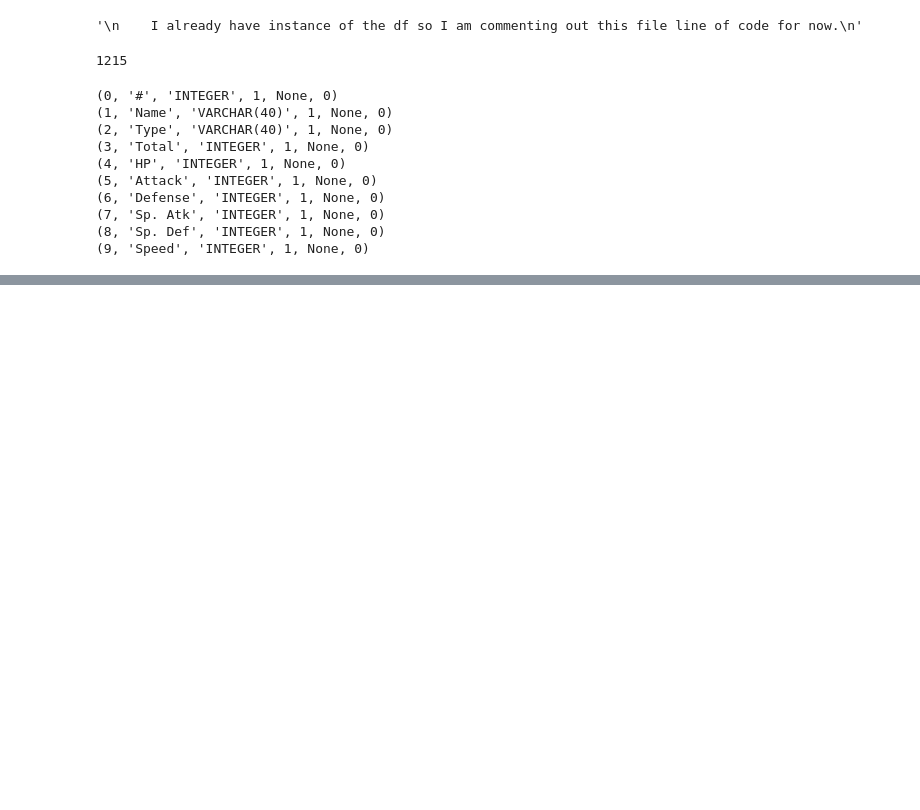
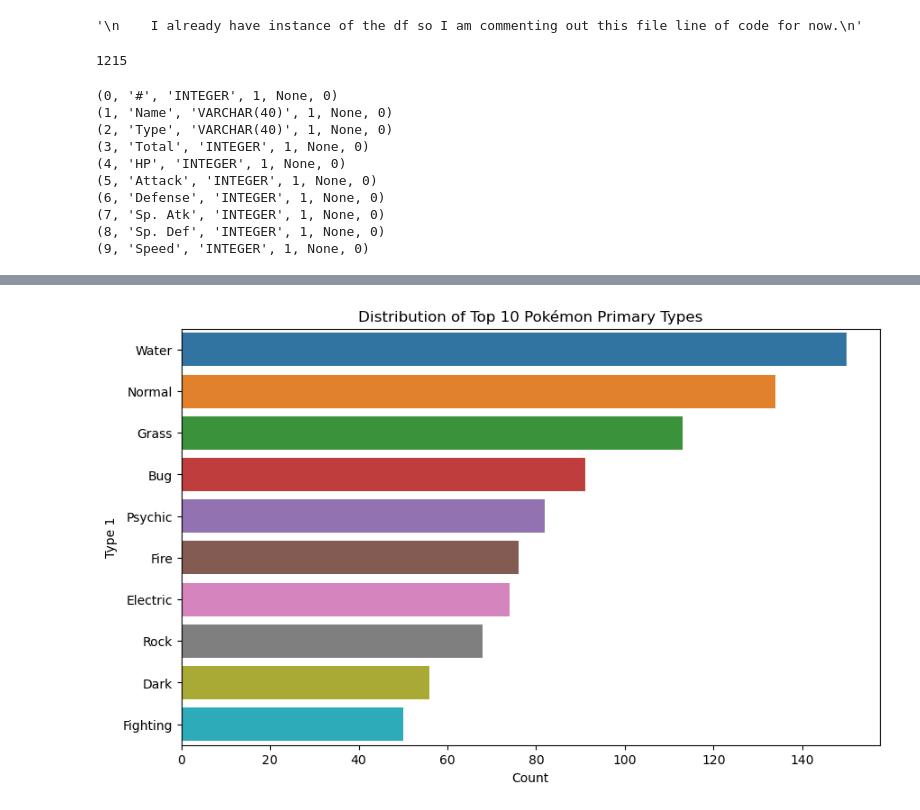
Before and after one commit to Serv08/pokemon-web-scrape, a Jupyter notebook: src/scraper_scratch.ipynb, the cells around one changed output, grey strips where cells are left out. Drawn from its saved outputs; the diff is of its cells as text; code cells hidden in the pictures; blank space fills up the shorter version.

Commit message:
added images and modified README

```diff
--- a/src/scraper_scratch.ipynb
+++ b/src/scraper_scratch.ipynb
@@ -193,0 +198,3 @@ conn.close()
+# %%
+pokemon_df = pd.read_csv(f'{filepath}\poke_index_data.csv')  # load csv file
+print(pokemon_df)
@@ -193,0 +269,19 @@ conn.close()
+# %%
+# Handle types (split primary and secondary types)
+pokemon_df['Type 1'] = pokemon_df['Type'].apply(lambda x: x.split()[0])
+pokemon_df['Type 2'] = pokemon_df['Type'].apply(lambda x: x.split()[1] if len(x.split()) > 1 else None)
+# %%
+# Get the top 10 Pokémon types
+top_10_types = pokemon_df['Type 1'].value_counts().head(10).index
+
+# Filter the DataFrame to include only the top 10 types
+top_10_df = pokemon_df[pokemon_df['Type 1'].isin(top_10_types)]
+# %%
+plt.figure(figsize=(10, 6))
+sns.countplot(y='Type 1', data=top_10_df, order=top_10_df['Type 1'].value_counts().index)
+plt.title('Distribution of Top 10 Pokémon Primary Types')
+plt.xlabel('Count')
+plt.ylabel('Type 1')
+plt.show()
+# %% [output]
+[figure, added]
```
Also changed, not shown: parts of 17 cells of this notebook, 9 other files.
